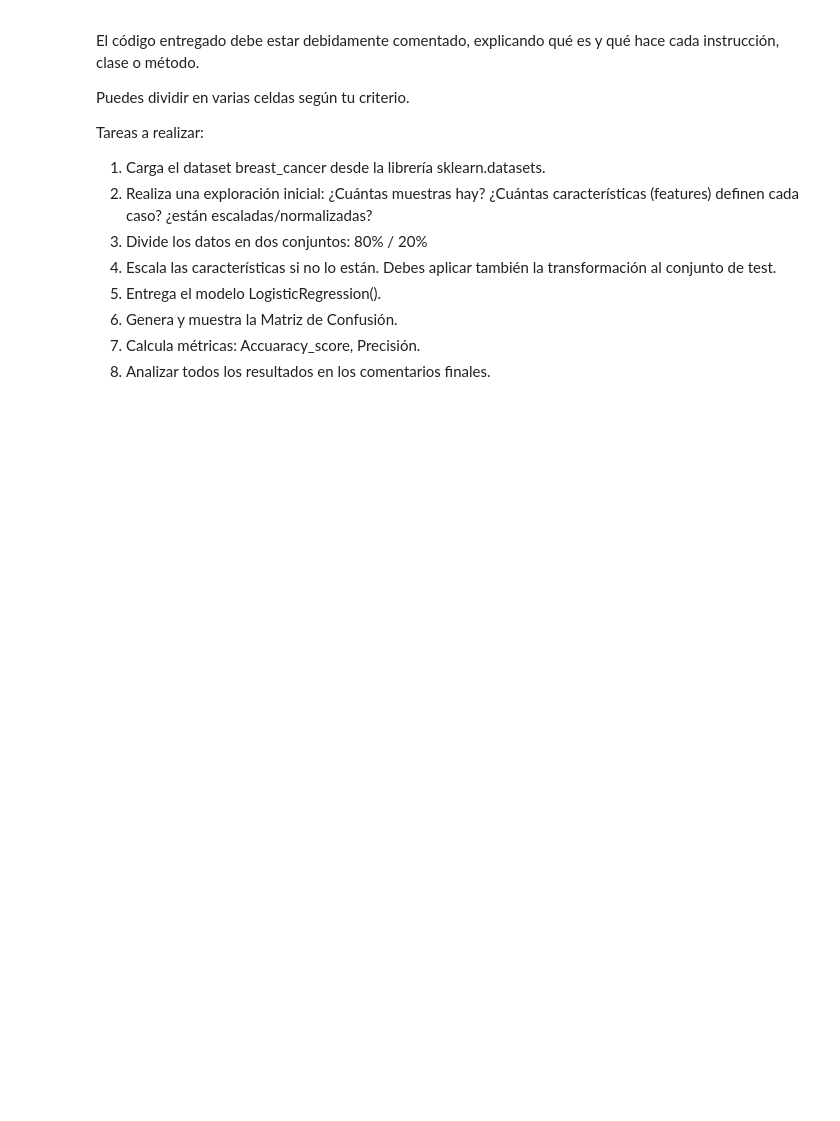
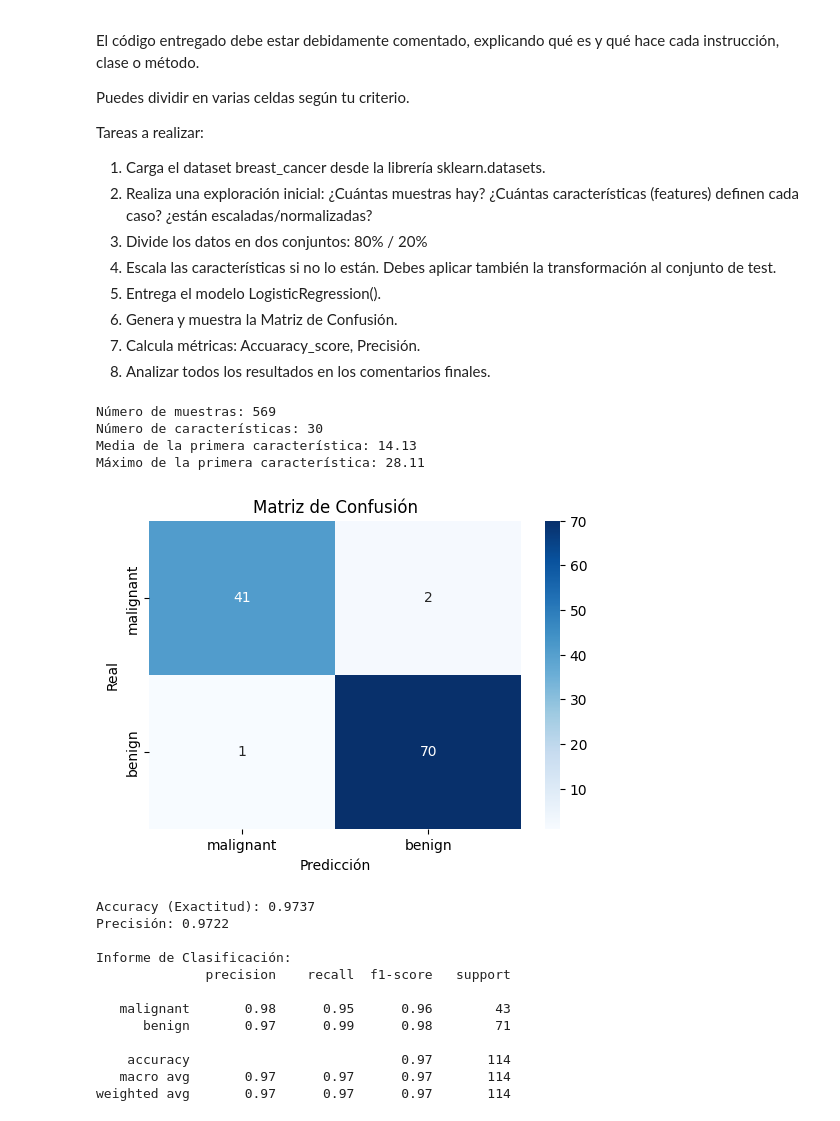
Before and after one commit to Animska/PYthon, a Jupyter notebook: Pedro/entorno python/ejercicios/AD_TEMA4/TRABAJO FINAL/Trabajo Tema 4.ipynb, the cells around one changed output. Drawn from its saved outputs; the diff is of its cells as text; code cells hidden in the pictures; blank space fills up the shorter version.

```diff
--- a/Pedro/entorno python/ejercicios/AD_TEMA4/TRABAJO FINAL/Trabajo Tema 4.ipynb
+++ b/Pedro/entorno python/ejercicios/AD_TEMA4/TRABAJO FINAL/Trabajo Tema 4.ipynb
@@ -148,4 +802,80 @@ Tareas a realizar:
 8. Analizar todos los resultados en los comentarios finales.
 # %%
 # código
+import numpy as np
+import matplotlib.pyplot as plt
+import seaborn as sns
+from sklearn.datasets import load_breast_cancer
+from sklearn.model_selection import train_test_split
+from sklearn.preprocessing import StandardScaler
+from sklearn.linear_model import LogisticRegression
+from sklearn.metrics import confusion_matrix, accuracy_score, precision_score, classification_report
+
+# --- 1. Carga del dataset ---
+data = load_breast_cancer()
+X = data.data  # Características (features)
+y = data.target # Etiquetas (0: Maligno, 1: Benigno)
+
+# --- 2. Exploración inicial ---
+n_muestras, n_features = X.shape
+print(f"Número de muestras: {n_muestras}")
+print(f"Número de características: {n_features}")
+
+# ¿Están escaladas? Comprobamos medias y desviaciones
+print(f"Media de la primera característica: {X[:,0].mean():.2f}")
+print(f"Máximo de la primera característica: {X[:,0].max():.2f}")
+# Respuesta: No están escaladas, ya que hay mucha diferencia de magnitudes entre columnas.
+
+# --- 3. División del dataset (80% / 20%) ---
+# random_state asegura que los resultados sean reproducibles
+X_train, X_test, y_train, y_test = train_test_split(X, y, test_size=0.20, random_state=42)
+
+# --- 4. Escalado de características ---
+# La regresión logística converge mejor si los datos están normalizados (StandardScaler: media 0, desv 1)
+scaler = StandardScaler()
+X_train = scaler.fit_transform(X_train) # Ajusta y transforma entrenamiento
+X_test = scaler.transform(X_test)       # Solo transforma test (usa los parámetros de train)
+
+# --- 5. Entrenamiento del modelo ---
+modelo = LogisticRegression()
+modelo.fit(X_train, y_train)
+
+# Predicción
+y_pred = modelo.predict(X_test)
+
+# --- 6. Matriz de Confusión ---
+cm = confusion_matrix(y_test, y_pred)
+plt.figure(figsize=(6, 4))
+sns.heatmap(cm, annot=True, fmt='d', cmap='Blues', xticklabels=data.target_names, yticklabels=data.target_names)
+plt.xlabel('Predicción')
+plt.ylabel('Real')
+plt.title('Matriz de Confusión')
+plt.show()
+
+# --- 7. Cálculo de métricas ---
+accuracy = accuracy_score(y_test, y_pred)
+precision = precision_score(y_test, y_pred)
+
+print(f"Accuracy (Exactitud): {accuracy:.4f}")
+print(f"Precisión: {precision:.4f}")
+print("\nInforme de Clasificación:")
+print(classification_report(y_test, y_pred, target_names=data.target_names))
+# %% [output]
+Número de muestras: 569
+Número de características: 30
+Media de la primera característica: 14.13
+Máximo de la primera característica: 28.11
+[figure, added]
+Accuracy (Exactitud): 0.9737
+Precisión: 0.9722
+
+Informe de Clasificación:
+              precision    recall  f1-score   support
+
+   malignant       0.98      0.95      0.96        43
+      benign       0.97      0.99      0.98        71
+
+    accuracy                           0.97       114
+   macro avg       0.97      0.97      0.97       114
+weighted avg       0.97      0.97      0.97       114
 # %% [markdown]
```
Also changed, not shown: parts of 19 cells of this notebook, 37 other files.
